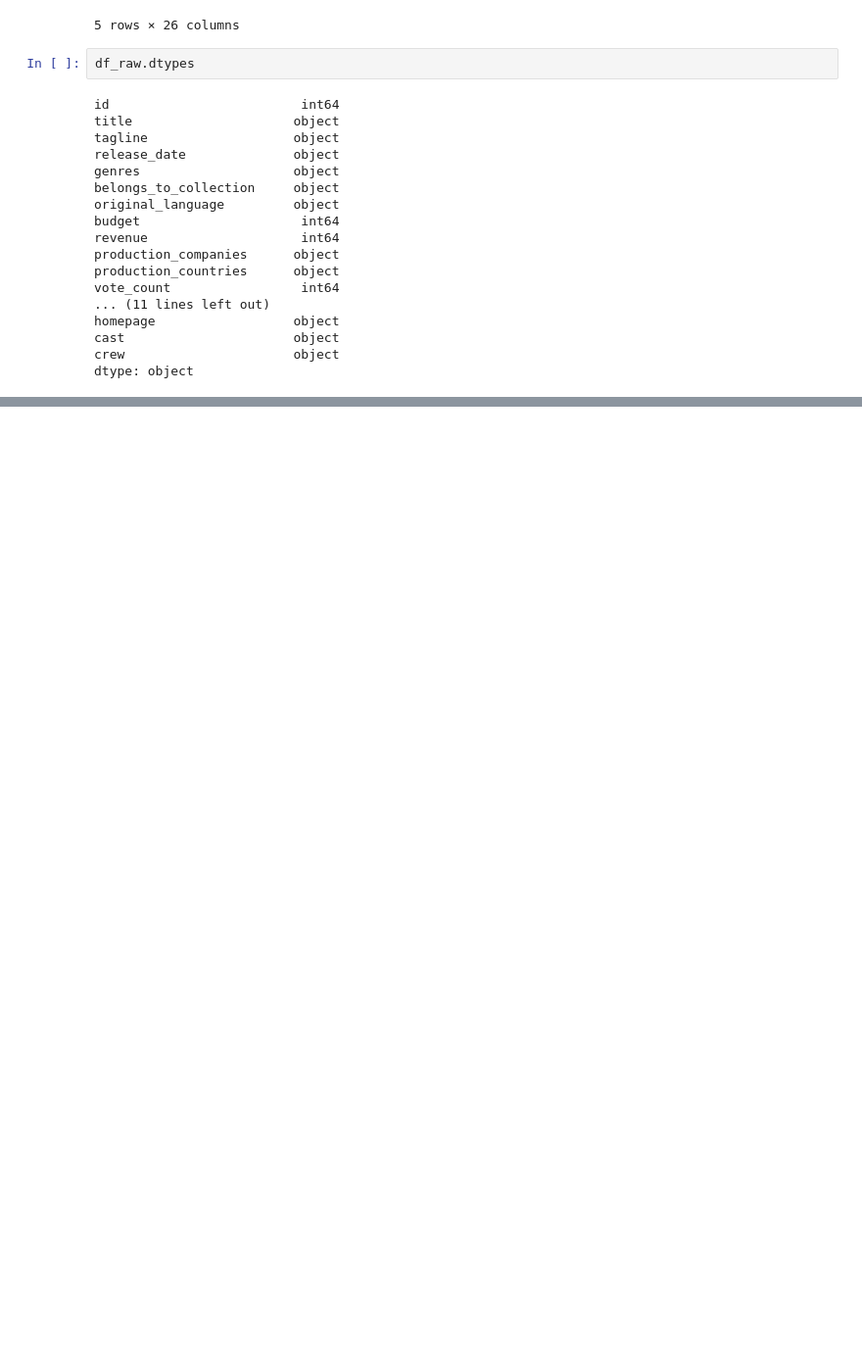
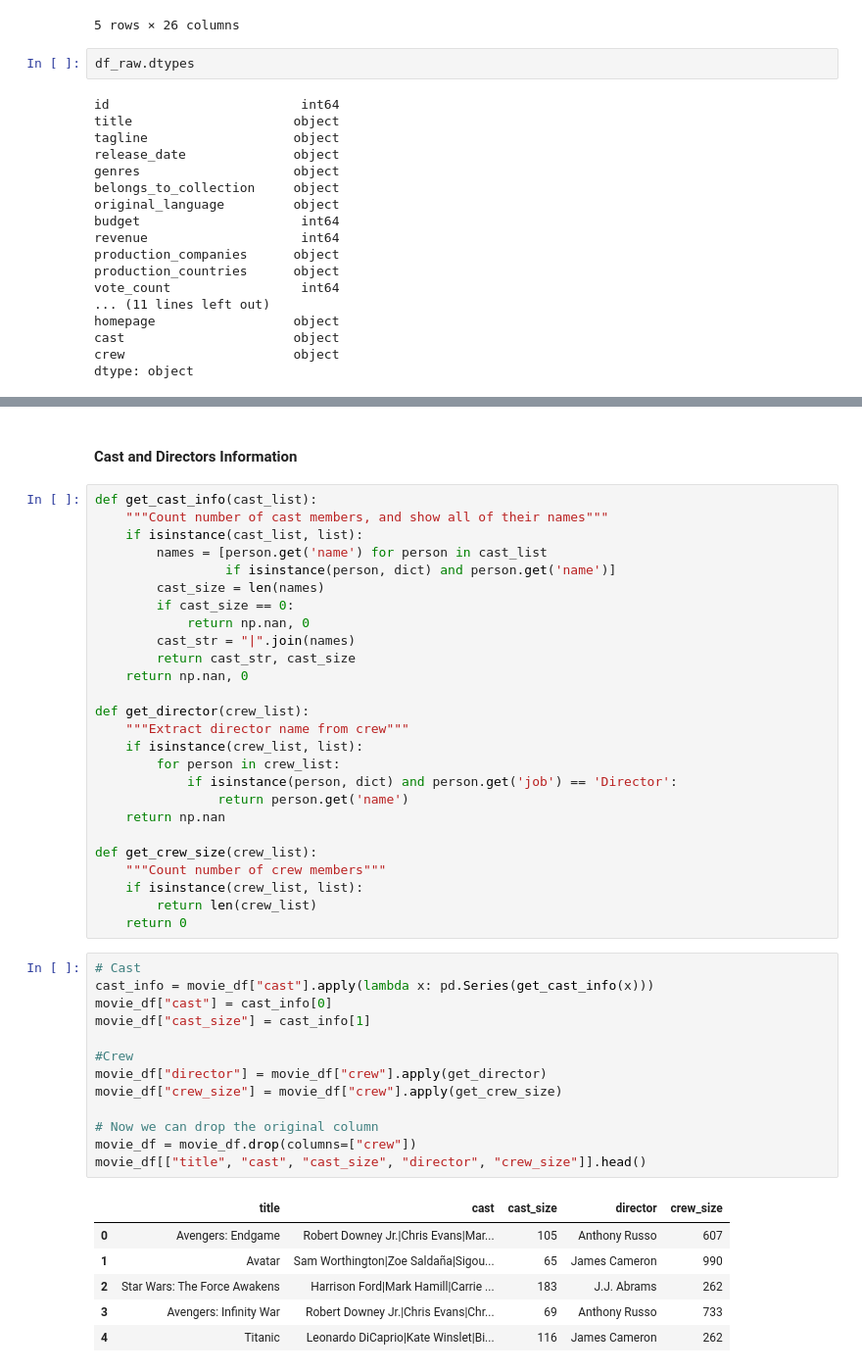
Before and after one commit to ar-le-tte/TMDB-Movie-Analysis, a Jupyter notebook: arlette_tmb_movies_analysis.ipynb, the cells around one changed output, grey strips where cells are left out. Shown at 98% size. Saved outputs shown, nothing was run; the diff lists cells and outputs as text; blank space fills up the shorter version.

```diff
--- a/arlette_tmb_movies_analysis.ipynb
+++ b/arlette_tmb_movies_analysis.ipynb
@@ -160,0 +244,48 @@ dtype: object
+# %% [markdown]
+#### **Cast and Directors Information**
+# %%
+def get_cast_info(cast_list):
+    """Count number of cast members, and show all of their names"""
+    if isinstance(cast_list, list):
+        names = [person.get('name') for person in cast_list
+                 if isinstance(person, dict) and person.get('name')]
+        cast_size = len(names)
+        if cast_size == 0:
+            return np.nan, 0
+        cast_str = "|".join(names)
+        return cast_str, cast_size
+    return np.nan, 0
+
+def get_director(crew_list):
+    """Extract director name from crew"""
+    if isinstance(crew_list, list):
+        for person in crew_list:
+            if isinstance(person, dict) and person.get('job') == 'Director':
+                return person.get('name')
+    return np.nan
+
+def get_crew_size(crew_list):
+    """Count number of crew members"""
+    if isinstance(crew_list, list):
+        return len(crew_list)
+    return 0
+# %%
+# Cast
+cast_info = movie_df["cast"].apply(lambda x: pd.Series(get_cast_info(x)))
+movie_df["cast"] = cast_info[0]
+movie_df["cast_size"] = cast_info[1]
+
+#Crew
+movie_df["director"] = movie_df["crew"].apply(get_director)
+movie_df["crew_size"] = movie_df["crew"].apply(get_crew_size)
+
+# Now we can drop the original column
+movie_df = movie_df.drop(columns=["crew"])
+movie_df[["title", "cast", "cast_size", "director", "crew_size"]].head()
+# %% [output]
+|  | title | cast | cast_size | director | crew_size |
+| 0 | Avengers: Endgame | Robert Downey Jr.|Chris Evans|Mar... | 105 | Anthony Russo | 607 |
+| 1 | Avatar | Sam Worthington|Zoe Saldaña|Sigou... | 65 | James Cameron | 990 |
+| 2 | Star Wars: The Force Awakens | Harrison Ford|Mark Hamill|Carrie ... | 183 | J.J. Abrams | 262 |
+| 3 | Avengers: Infinity War | Robert Downey Jr.|Chris Evans|Chr... | 69 | Anthony Russo | 733 |
+| 4 | Titanic | Leonardo DiCaprio|Kate Winslet|Bi... | 116 | James Cameron | 262 |
```
Also changed, not shown: parts of 21 cells of this notebook.
